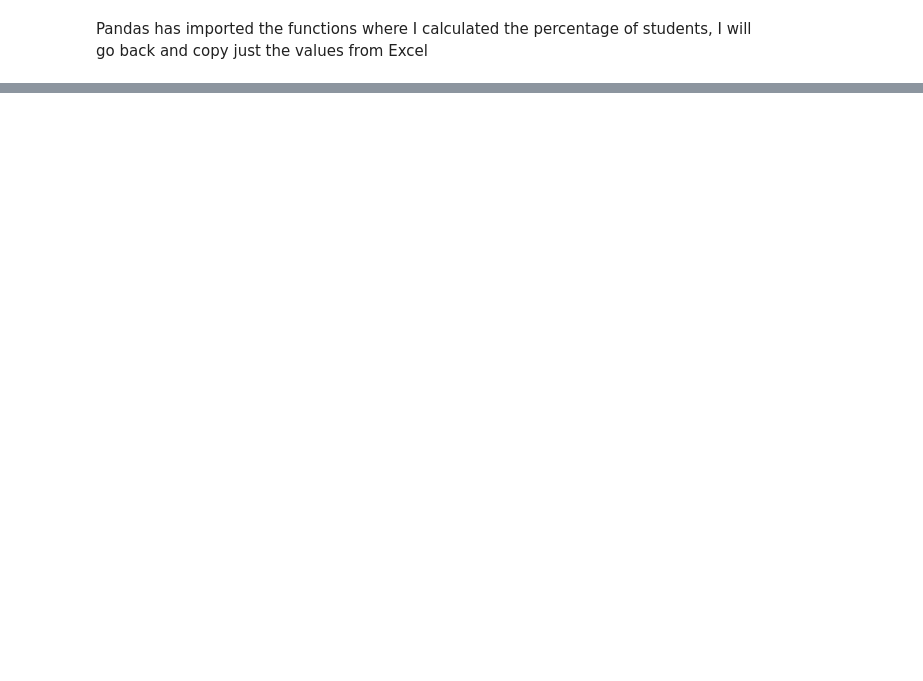
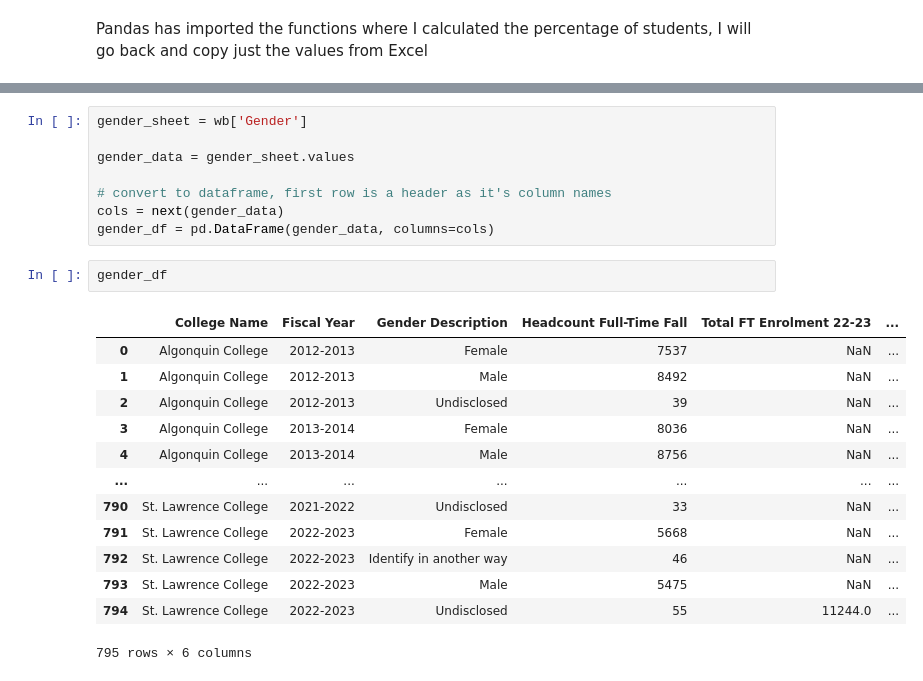
Before and after one commit to tjjdoherty/canadian-psi-project, a Jupyter notebook: on_colleges.ipynb, the cells around one changed output, grey strips where cells are left out. Saved outputs shown, nothing was run; the diff lists cells and outputs as text; blank space fills up the shorter version.

```diff
--- a/on_colleges.ipynb
+++ b/on_colleges.ipynb
@@ -100,0 +127,24 @@ Pandas has imported the functions where I calculated the percentage of students,
+# %%
+gender_sheet = wb['Gender']
+
+gender_data = gender_sheet.values
+
+# convert to dataframe, first row is a header as it's column names
+cols = next(gender_data)
+gender_df = pd.DataFrame(gender_data, columns=cols)
+# %%
+gender_df
+# %% [output]
+|  | College Name | Fiscal Year | Gender Description | Headcount Full-Time Fall | Total FT Enrolment 22-23 | ... |
+| 0 | Algonquin College | 2012-2013 | Female | 7537 | NaN | ... |
+| 1 | Algonquin College | 2012-2013 | Male | 8492 | NaN | ... |
+| 2 | Algonquin College | 2012-2013 | Undisclosed | 39 | NaN | ... |
+| 3 | Algonquin College | 2013-2014 | Female | 8036 | NaN | ... |
+| 4 | Algonquin College | 2013-2014 | Male | 8756 | NaN | ... |
+| ... | ... | ... | ... | ... | ... | ... |
+| 790 | St. Lawrence College | 2021-2022 | Undisclosed | 33 | NaN | ... |
+| 791 | St. Lawrence College | 2022-2023 | Female | 5668 | NaN | ... |
+| 792 | St. Lawrence College | 2022-2023 | Identify in another way | 46 | NaN | ... |
+| 793 | St. Lawrence College | 2022-2023 | Male | 5475 | NaN | ... |
+| 794 | St. Lawrence College | 2022-2023 | Undisclosed | 55 | 11244.0 | ... |
+795 rows × 6 columns
```
Also changed, not shown: parts of 28 cells of this notebook.
